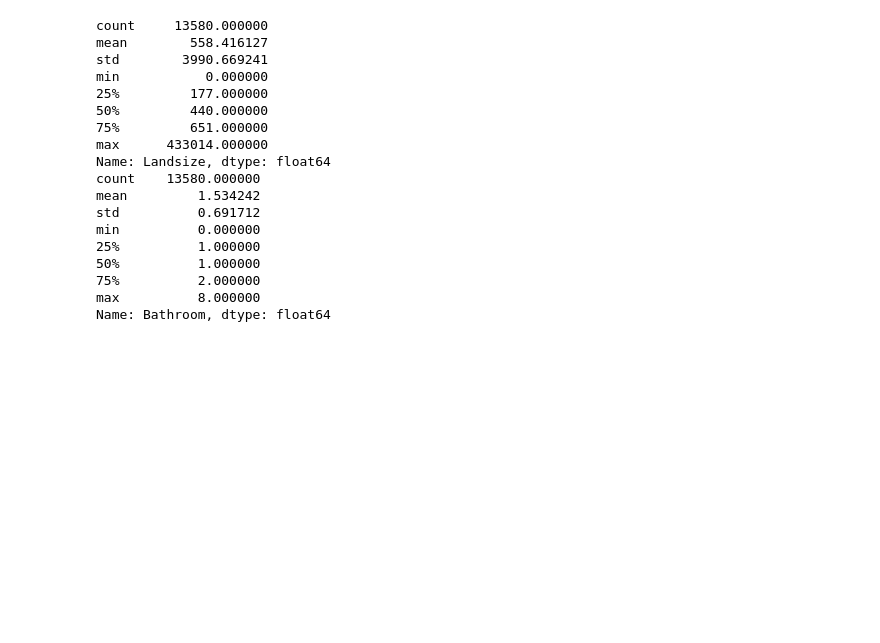
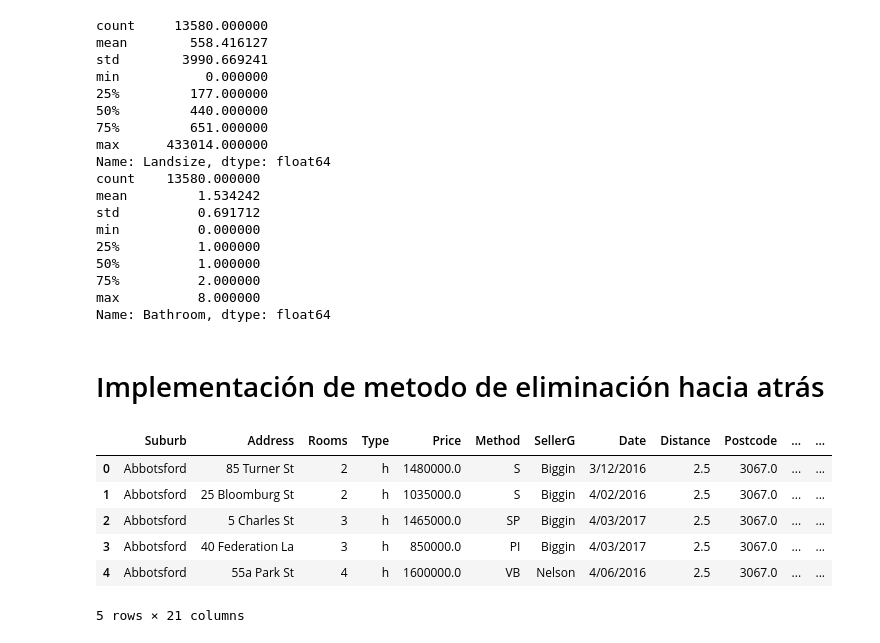
Before and after one commit to alfcastillo90/estructurando_proyecto_data_science_ii, a Jupyter notebook: Estructurando_proyecto_de_ciencia_de_datos.ipynb, the cells around one changed output. Drawn from its saved outputs; the diff is of its cells as text; code cells hidden in the pictures; blank space fills up the shorter version.

```diff
--- a/Estructurando_proyecto_de_ciencia_de_datos.ipynb
+++ b/Estructurando_proyecto_de_ciencia_de_datos.ipynb
@@ -170,3 +188,33 @@ min          0.000000
 75%          2.000000
 max          8.000000
 Name: Bathroom, dtype: float64
+# %% [markdown]
+# Implementación de metodo de eliminación hacia atrás
+# %%
+import pandas as pd
+
+# Define la ruta al archivo CSV
+path = "/content/gdrive/MyDrive/Estudios/coderhouse/data_science/melb_data.csv"
+
+# Lee el archivo CSV en un DataFrame de pandas
+dataset = pd.read_csv(path, sep=",")
+
+# Supongamos que 'Price' es la columna objetivo en tu conjunto de datos
+# y que quieres eliminarla de la matriz de características y guardarla en una variable separada.
+
+# Crea la matriz de características eliminando la columna 'Price'
+X = dataset.drop("Price", axis=1)
+
+# Crea la característica objetivo guardando la columna 'Price' en una variable separada
+y = dataset['Price']
+
+# Muestra las primeras 5 filas del DataFrame original
+dataset.head()
+# %% [output]
+|  | Suburb | Address | Rooms | Type | Price | Method | SellerG | Date | Distance | Postcode | ... | ... |
+| 0 | Abbotsford | 85 Turner St | 2 | h | 1480000.0 | S | Biggin | 3/12/2016 | 2.5 | 3067.0 | ... | ... |
+| 1 | Abbotsford | 25 Bloomburg St | 2 | h | 1035000.0 | S | Biggin | 4/02/2016 | 2.5 | 3067.0 | ... | ... |
+| 2 | Abbotsford | 5 Charles St | 3 | h | 1465000.0 | SP | Biggin | 4/03/2017 | 2.5 | 3067.0 | ... | ... |
+| 3 | Abbotsford | 40 Federation La | 3 | h | 850000.0 | PI | Biggin | 4/03/2017 | 2.5 | 3067.0 | ... | ... |
+| 4 | Abbotsford | 55a Park St | 4 | h | 1600000.0 | VB | Nelson | 4/06/2016 | 2.5 | 3067.0 | ... | ... |
+5 rows × 21 columns
```
Also changed, not shown: parts of 6 cells of this notebook.
